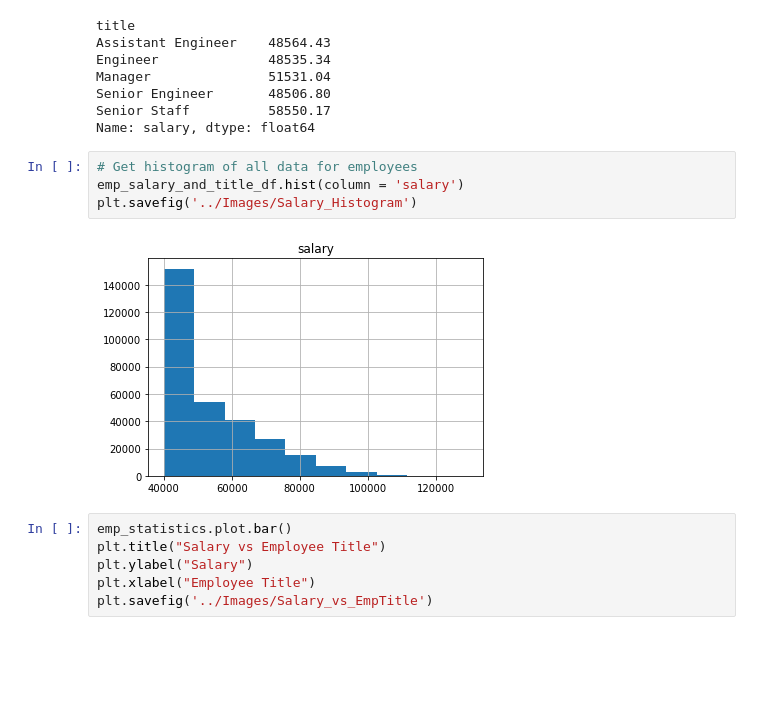
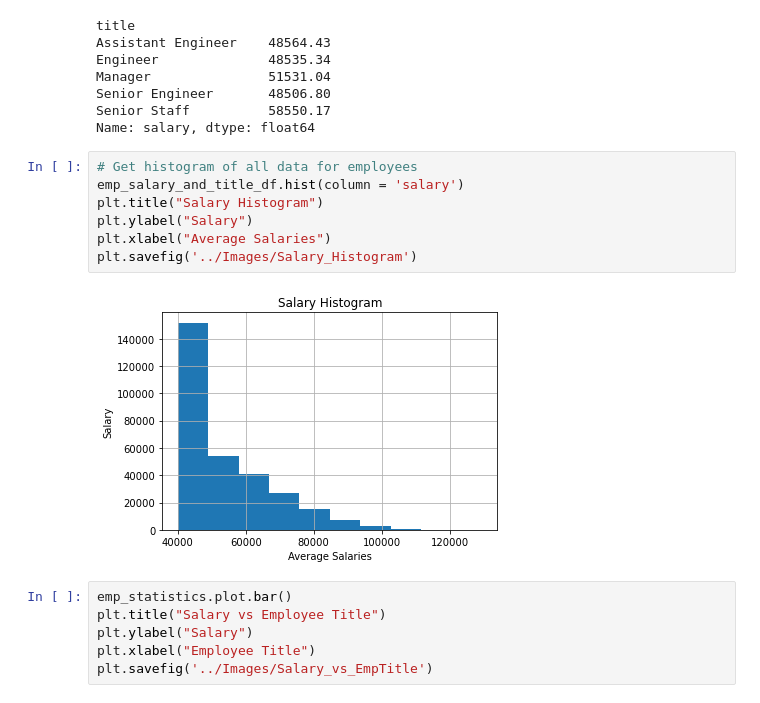
Before and after one commit to slobanwala1/sql-challenge, a Jupyter notebook: my_submission/Bonus/sql_challenge_bonus_analysis.ipynb, the cells around one changed output. Drawn from its saved outputs; the diff is of its cells as text; blank space fills up the shorter version.

Commit message:
Fixed chart titles

```diff
--- a/my_submission/Bonus/sql_challenge_bonus_analysis.ipynb
+++ b/my_submission/Bonus/sql_challenge_bonus_analysis.ipynb
@@ -151,9 +151,12 @@ Name: salary, dtype: float64
 # %%
 # Get histogram of all data for employees
 emp_salary_and_title_df.hist(column = 'salary')
+plt.title("Salary Histogram")
+plt.ylabel("Salary")
+plt.xlabel("Average Salaries")
 plt.savefig('../Images/Salary_Histogram')
 # %% [output]
-[figure, old version]
+[figure, new version]
 # %%
 emp_statistics.plot.bar()
 plt.title("Salary vs Employee Title")
```
Also changed, not shown: 1 other file.
